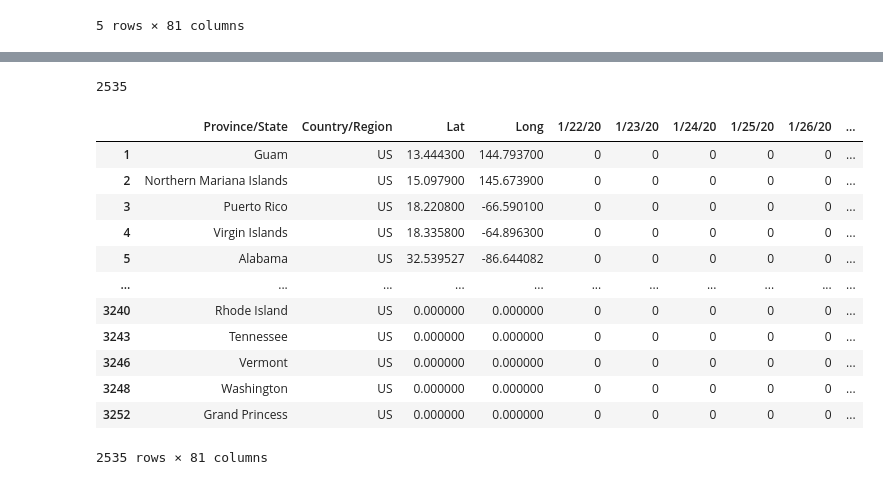
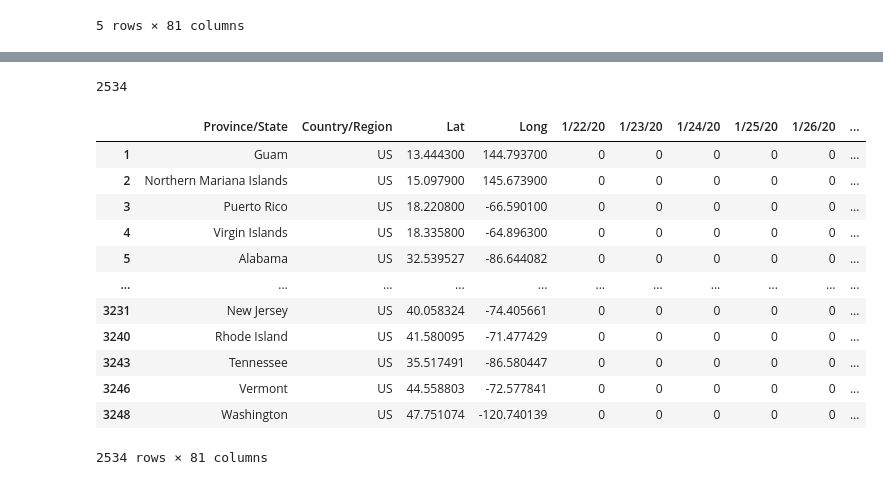
Before and after one commit to ellemonke/COVID-19, a Jupyter notebook: static/resources/confirmed.ipynb, the cells around one changed output, grey strips where cells are left out. Cells and saved outputs as stored; diff of their text form; code cells hidden in the pictures.

```diff
--- a/static/resources/confirmed.ipynb
+++ b/static/resources/confirmed.ipynb
@@ -37,10 +37,15 @@ confirmed_us_df.head()
 | 4 | Virgin Islands | US | 18.3358 | -64.8963 | 0 | 0 | 0 | 0 | 0 | ... |
 5 rows × 81 columns
 # %%
+# Drop rows with zero cases
 last_column = confirmed_us_df[confirmed_us_df.columns[-1]]
 rows = confirmed_us_df.loc[last_column == 0].index
 confirmed_us_df.drop(rows, inplace=True)
 
+# Drop cruise ship with no location
+cruises = confirmed_us_df.loc[confirmed_us_df['Province/State'].str.contains('Grand Princess')].index
+confirmed_us_df.drop(cruises, inplace=True)
+
 print(len(confirmed_us_df))
 confirmed_us_df.tail()
 # %% [output]
@@ -79,33 +79,30 @@ tn
 # %%
 for index, row in confirmed_us_df.iterrows():
     state = row['Province/State']
-    if ((row['Lat']==0) & (row['Long']==0) & (row['Country/Region']=='US')):
+    if ((row['Lat']==0) and (row['Long']==0) and (row['Country/Region']=='US')):
 #         try:
         lat, long = lat_long(state)
-        row['Lat'] = lat
-        row['Long'] = long
-#             row['Lat'].replace(0, lat, inplace=True)
-#             row['Long'].replace(0, long, inplace=True)
-#         except:
+        confirmed_us_df.loc[index, 'Lat'] = lat
+        confirmed_us_df.loc[index, 'Long'] = long
+#         except (IndexError, KeyError):
+#             print(index, state)
+#             confirmed_us_df.drop(row, inplace=True)
 #             pass
-# #             rows = confirmed_us_df.loc[confirmed_us_df['Province/State'] == state].index
-#             confirmed_us_df.drop(row, inplace=True)
-#             print(state)
 
 print(len(confirmed_us_df))
 confirmed_us_df
 # %% [output]
-2535
+2534
 |  | Province/State | Country/Region | Lat | Long | 1/22/20 | 1/23/20 | 1/24/20 | 1/25/20 | 1/26/20 | ... |
 | 1 | Guam | US | 13.444300 | 144.793700 | 0 | 0 | 0 | 0 | 0 | ... |
 | 2 | Northern Mariana Islands | US | 15.097900 | 145.673900 | 0 | 0 | 0 | 0 | 0 | ... |
 | 3 | Puerto Rico | US | 18.220800 | -66.590100 | 0 | 0 | 0 | 0 | 0 | ... |
 | 4 | Virgin Islands | US | 18.335800 | -64.896300 | 0 | 0 | 0 | 0 | 0 | ... |
 | 5 | Alabama | US | 32.539527 | -86.644082 | 0 | 0 | 0 | 0 | 0 | ... |
 | ... | ... | ... | ... | ... | ... | ... | ... | ... | ... | ... |
-| 3240 | Rhode Island | US | 0.000000 | 0.000000 | 0 | 0 | 0 | 0 | 0 | ... |
-| 3243 | Tennessee | US | 0.000000 | 0.000000 | 0 | 0 | 0 | 0 | 0 | ... |
-| 3246 | Vermont | US | 0.000000 | 0.000000 | 0 | 0 | 0 | 0 | 0 | ... |
-| 3248 | Washington | US | 0.000000 | 0.000000 | 0 | 0 | 0 | 0 | 0 | ... |
-| 3252 | Grand Princess | US | 0.000000 | 0.000000 | 0 | 0 | 0 | 0 | 0 | ... |
+| 3231 | New Jersey | US | 40.058324 | -74.405661 | 0 | 0 | 0 | 0 | 0 | ... |
+| 3240 | Rhode Island | US | 41.580095 | -71.477429 | 0 | 0 | 0 | 0 | 0 | ... |
+| 3243 | Tennessee | US | 35.517491 | -86.580447 | 0 | 0 | 0 | 0 | 0 | ... |
+| 3246 | Vermont | US | 44.558803 | -72.577841 | 0 | 0 | 0 | 0 | 0 | ... |
+| 3248 | Washington | US | 47.751074 | -120.740139 | 0 | 0 | 0 | 0 | 0 | ... |
-2535 rows × 81 columns
+2534 rows × 81 columns
```
Also changed, not shown: parts of 4 cells of this notebook, 40 other files.
